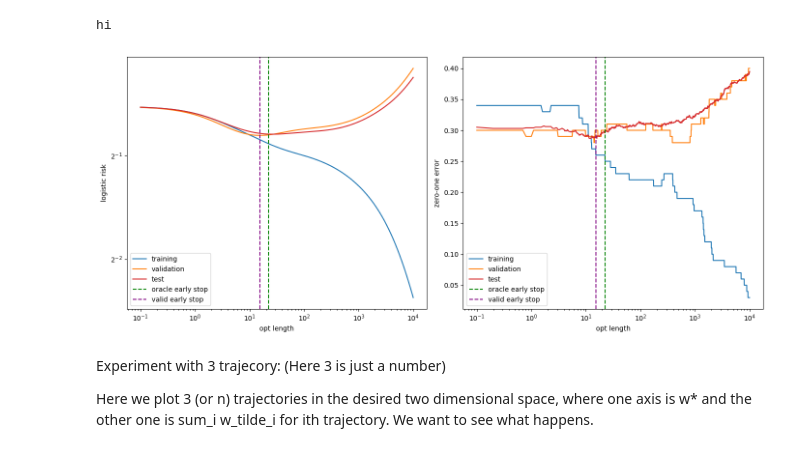
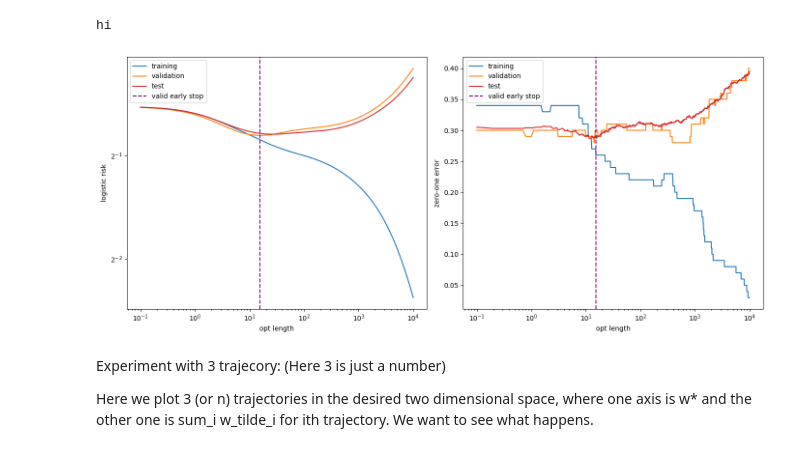
Before and after one commit to AliMorty/early_stopping, a Jupyter notebook: ali_code/logistic_regression_hold_out.ipynb, the cells around one changed output. Drawn from its saved outputs; the diff is of its cells as text; code cells hidden in the pictures.

```diff
--- a/ali_code/logistic_regression_hold_out.ipynb
+++ b/ali_code/logistic_regression_hold_out.ipynb
@@ -502,7 +495,7 @@ d=200
 
 k=10
 
-number_of_steps = int("1e5")
+number_of_steps = int(1e5)
 
 test_data_sample_size = 1000
 
@@ -533,35 +526,35 @@ X_test , y_test = logistic_class_instance.generate_data(
     w_star, use_lambda_diag= True, lambda_diag=lambda_diag
     )
 
 result_trajectories = (
     logistic_class_instance.run_GD_for_t_steps
 (
 X_data, y_data, eta = eta, t_steps=number_of_steps,
 X_test= X_test, y_test=y_test,
 X_valid=X_valid, y_valid=y_valid,
 store_log_loss_traj_for_test=True,
 store_zero_one_loss_traj_for_test=True,
 store_log_loss_traj_for_validation=True,
 store_zero_one_loss_traj_for_validation=True
 )
 )
 
-L_hat_of_w_start_zero_to_k = logistic_class_instance.oracular_ell_hat_w_star_zero_to_k(X_valid, y_valid, w_star)
+L_hat_of_w_start_zero_to_k = logistic_class_instance.oracular_ell_hat_w_star_zero_to_k(X_data, y_data, w_star)
 
 logistic_class_instance.plot_loss_over_time(
         logistic_loss_training_trajectory = result_trajectories["log_loss_train"],
         logistic_loss_test_trajectory=result_trajectories["log_loss_test"],
         logistic_loss_validation_trajectory=result_trajectories["log_loss_valid"],
         zero_one_loss_training_trajectory = result_trajectories["zero_one_train"],
         zero_one_loss_test_trajectory=result_trajectories["zero_one_test"],
         zero_one_loss_validation_trajectory=result_trajectories["zero_one_valid"],
         eta = eta,
         show_oracular_early_stopping=True,
         L_hat_of_w_start_zero_to_k=L_hat_of_w_start_zero_to_k,
         show_validation_arg_min=True
         )
 # %% [output]
-[figure, old version]
+[figure, new version]
 # %% [markdown]
 Experiment with 3 trajecory: (Here 3 is just a number)
 
```
Also changed, not shown: parts of 1 cell of this notebook, 1 other file.
